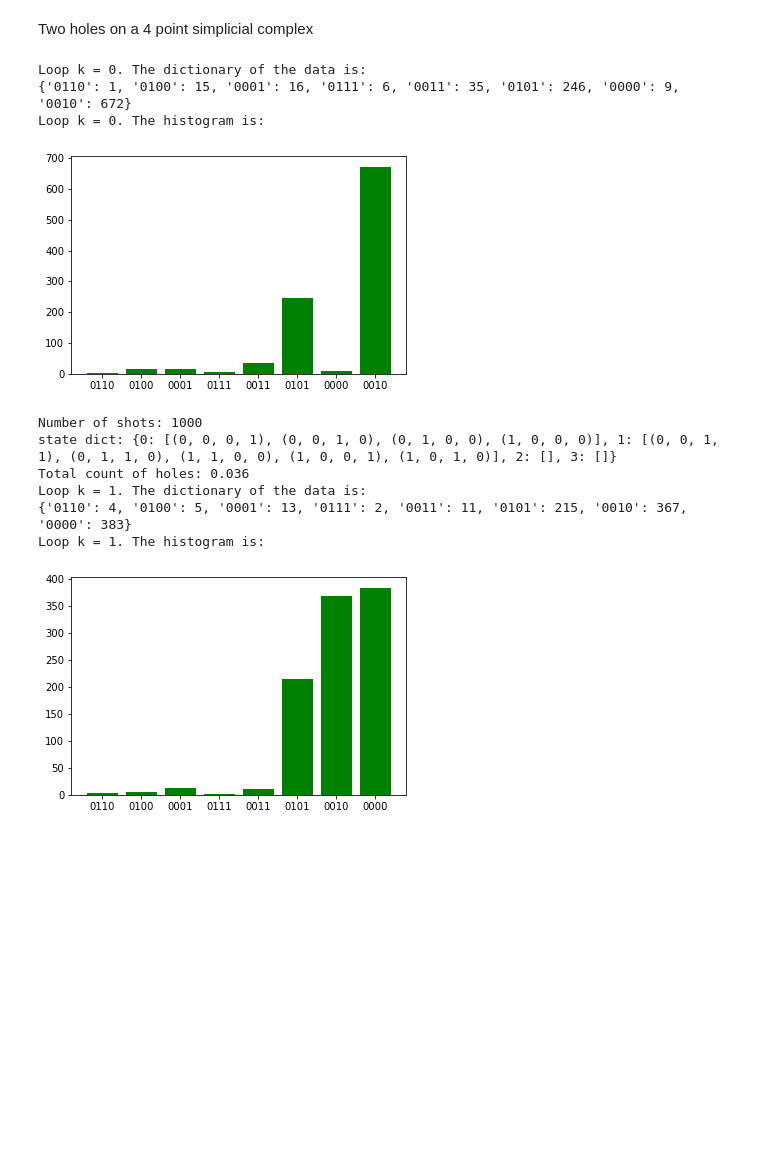
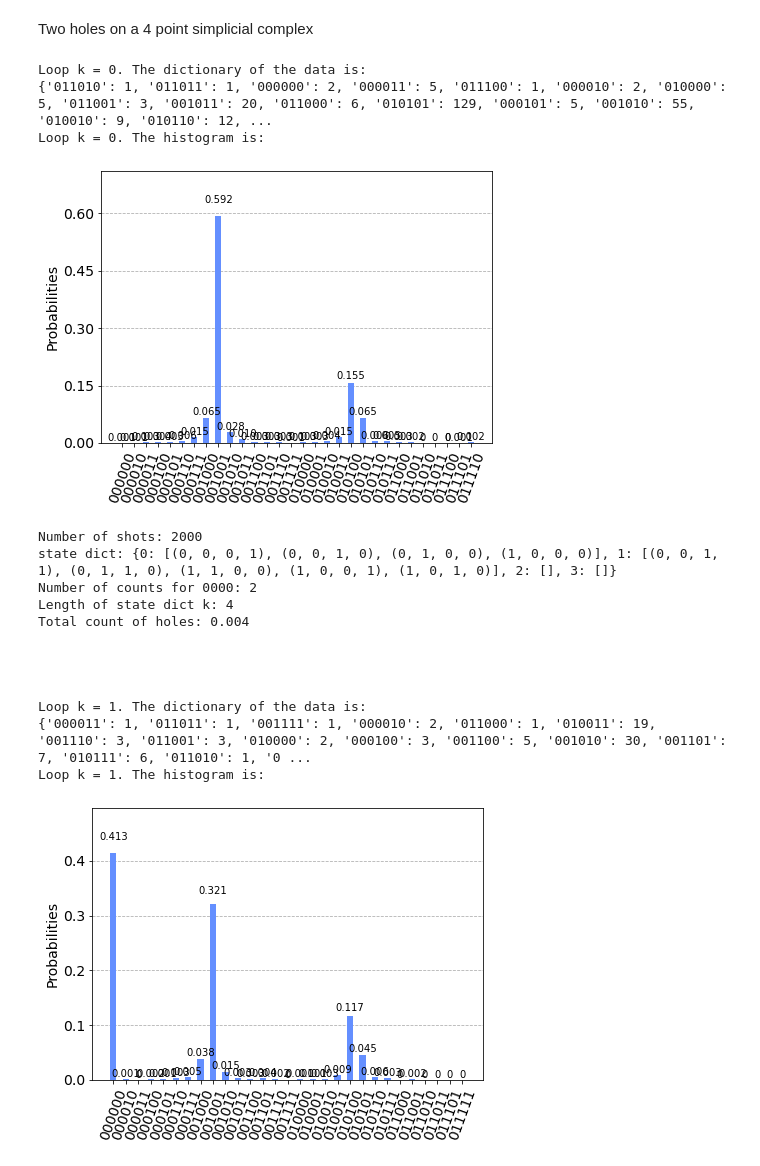
Before and after one commit to KathrinKoenig/QuantumTopologicalDataAnalysis, a Jupyter notebook: Code/QPE.ipynb, the cells around one changed output. Cells and saved outputs as stored; diff of their text form; code cells hidden in the pictures; blank space fills up the shorter version.

```diff
--- a/Code/QPE.ipynb
+++ b/Code/QPE.ipynb
@@ -68,9 +70,10 @@ def controledU(qc, rep, num_qubits, n_vertices, k, state_dict):
     unit = scipy.linalg.expm(1j*combinatorial_laplacian(n_vertices, k, state_dict))
     gate = qiskit.extensions.UnitaryGate(unit)
     for counting_qubit in range(num_qubits):
-        for i in range(repetitions):
-            qc.append(gate.control(1), [counting_qubit] + list(range(num_qubits,num_qubits+n_vertices)))
-        repetitions *= 2
+        qc.append(gate.control(1), [counting_qubit] + list(range(num_qubits,num_qubits+n_vertices)))
+        unit = unit@unit
+        gate = gate = qiskit.extensions.UnitaryGate(unit)
+        #repetitions *= 2
     return qc
 #controledU(1, num_qubits)
 #qpe.draw()
@@ -105,6 +99,11 @@ qpe_total(num_qubits, n_vertices, k, state_dict)
 # %% [markdown]
 ## Initialize input state
 # %%
+num_qubits = 4
+k = 1
+
+qpe = qpe_total(num_qubits, n_vertices, k, state_dict)
+
 qc = qtda.initialize_projector(
     state_dict[1],
     circuit=qpe,
@@ -153,15 +150,19 @@ def full_topological_analysis(num_qubits, n_vertices, state_dict, shots):
         print("Loop k = %s. The dictionary of the data is:" %(k))
         print(data)
         print("Loop k = %s. The histogram is:" %(k))
-        #plot_histogram(data)
-        plt.bar(list(data.keys()), data.values(), color='g')
-        plt.show()
-        value = data.get("0000")
+        display(plot_histogram(data))
+        #plt.bar(list(data.keys()), data.values(), color='g')
+        #plt.show()
+        value = data.get("0"*num_qubits)
         if(value==None):
             value=0
         print("Number of shots: "+str(shots))
         print("state dict: "+str(state_dict))
-        print("Total count of holes: %s " % (value*len(state_dict[k])/shots))
+        print("Number of counts for 0000: "+str(value))
+        print("Length of state dict k: "+str(len(state_dict[k])))
+        print("'\033[1m'Total count of holes: %s '\033[0m'" % (value*len(state_dict[k])/shots))
+        print("\n")
+        print("\n")
 # %%
 def example1():
     n_vertices = 3
@@ -180,18 +180,3 @@ def example1():
     qpe = QuantumCircuit(num_qubits + n_vertices)
 
     full_topological_analysis(qpe, num_qubits, n_vertices, state_dict, shots)
-# %%
-n_vertices = 3
-num_qubits = 4
-shots = 500
-
-S0 = [(0,0,1),(0,1,0), (1,0,0)]
-S_test = [(0,1,0,0),(0,0,1,1)]
-S1 = [(0,1,1),(1,1,0),(1,0,1)]
-S2 = []
-S2 = [(1,1,1)]
-S3 = []
-
-state_dict = {0: S0, 1: S1, 2: S2, 3: S3}
-
-full_topological_analysis(num_qubits, n_vertices, state_dict, shots)
@@ -222,29 +185,35 @@ Two holes on a 4 point simplicial complex
 # %%
 def example2holes():
 
     n_vertices = 4
-    num_qubits = 4
-    shots = 1000
+    num_qubits = 6
+    shots = 2000
 
     S0 = [(0,0,0,1),(0,0,1,0), (0,1,0,0),(1,0,0,0)]
     S1 = [(0,0,1,1),(0,1,1,0),(1,1,0,0),(1,0,0,1),(1,0,1,0)]
     S2 = []
     S3 = []
 
     state_dict = {0: S0, 1: S1, 2: S2, 3: S3}
 
     full_topological_analysis(num_qubits, n_vertices, state_dict, shots)
 
 example2holes()
 # %% [output]
 Loop k = 0. The dictionary of the data is:
-{'0110': 1, '0100': 15, '0001': 16, '0111': 6, '0011': 35, '0101': 246, '0000': 9, '0010': 672}
+{'011010': 1, '011011': 1, '000000': 2, '000011': 5, '011100': 1, '000010': 2, '010000': 5, '011001': 3, '001011': 20, '011000': 6, '010101': 129, '000101': 5, '001010': 55, '010010': 9, '010110': 12, ...
 Loop k = 0. The histogram is:
-[figure, old version]
+[figure, new version]
-Number of shots: 1000
+Number of shots: 2000
 state dict: {0: [(0, 0, 0, 1), (0, 0, 1, 0), (0, 1, 0, 0), (1, 0, 0, 0)], 1: [(0, 0, 1, 1), (0, 1, 1, 0), (1, 1, 0, 0), (1, 0, 0, 1), (1, 0, 1, 0)], 2: [], 3: []}
-Total count of holes: 0.036
+Number of counts for 0000: 2
+Length of state dict k: 4
+Total count of holes: 0.004
+
+
+
+
 Loop k = 1. The dictionary of the data is:
-{'0110': 4, '0100': 5, '0001': 13, '0111': 2, '0011': 11, '0101': 215, '0010': 367, '0000': 383}
+{'000011': 1, '011011': 1, '001111': 1, '000010': 2, '011000': 1, '010011': 19, '001110': 3, '011001': 3, '010000': 2, '000100': 3, '001100': 5, '001010': 30, '001101': 7, '010111': 6, '011010': 1, '0 ...
 Loop k = 1. The histogram is:
-[figure, old version]
+[figure, new version]
```
Also changed, not shown: parts of 14 cells of this notebook.
